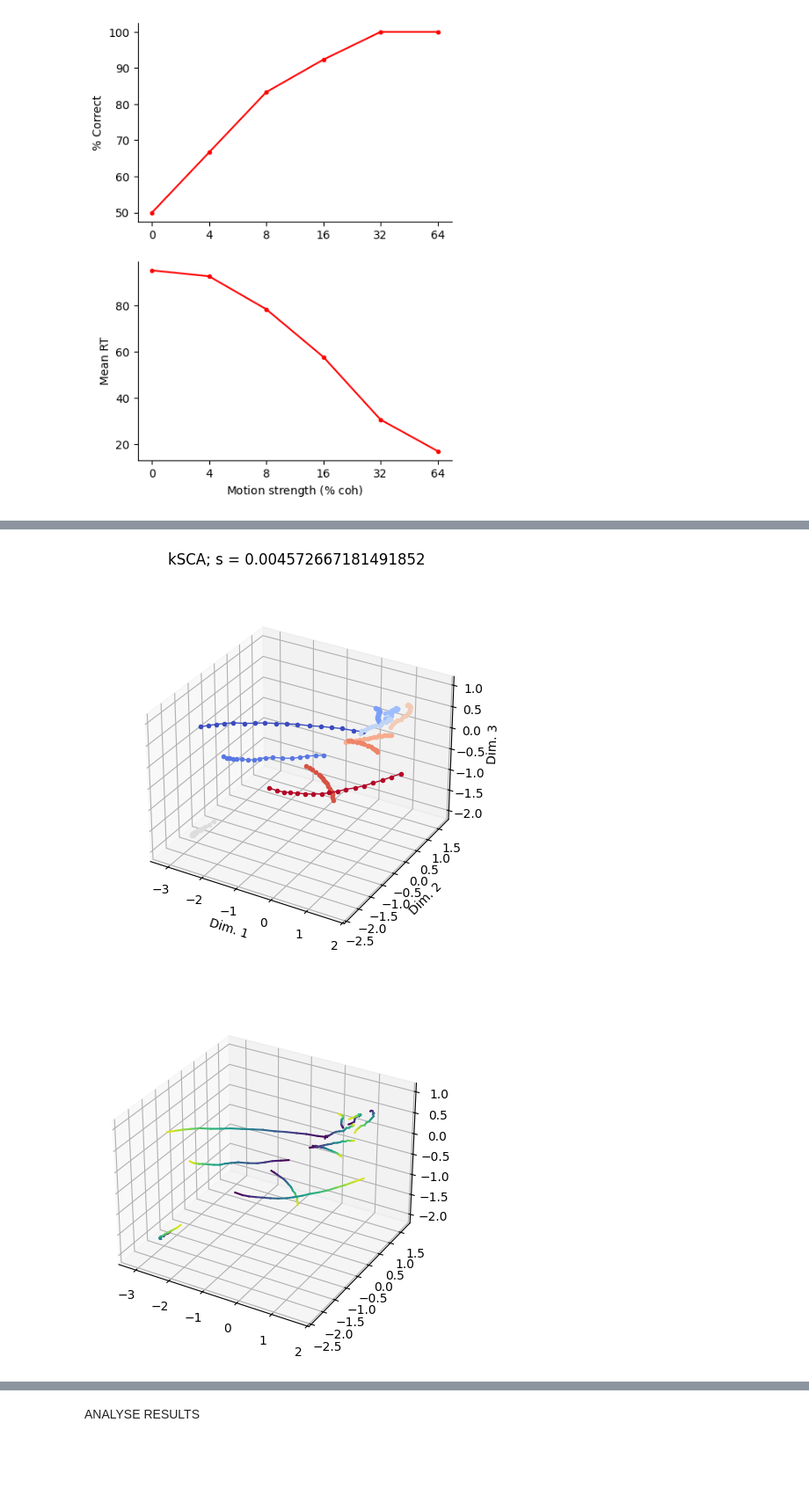
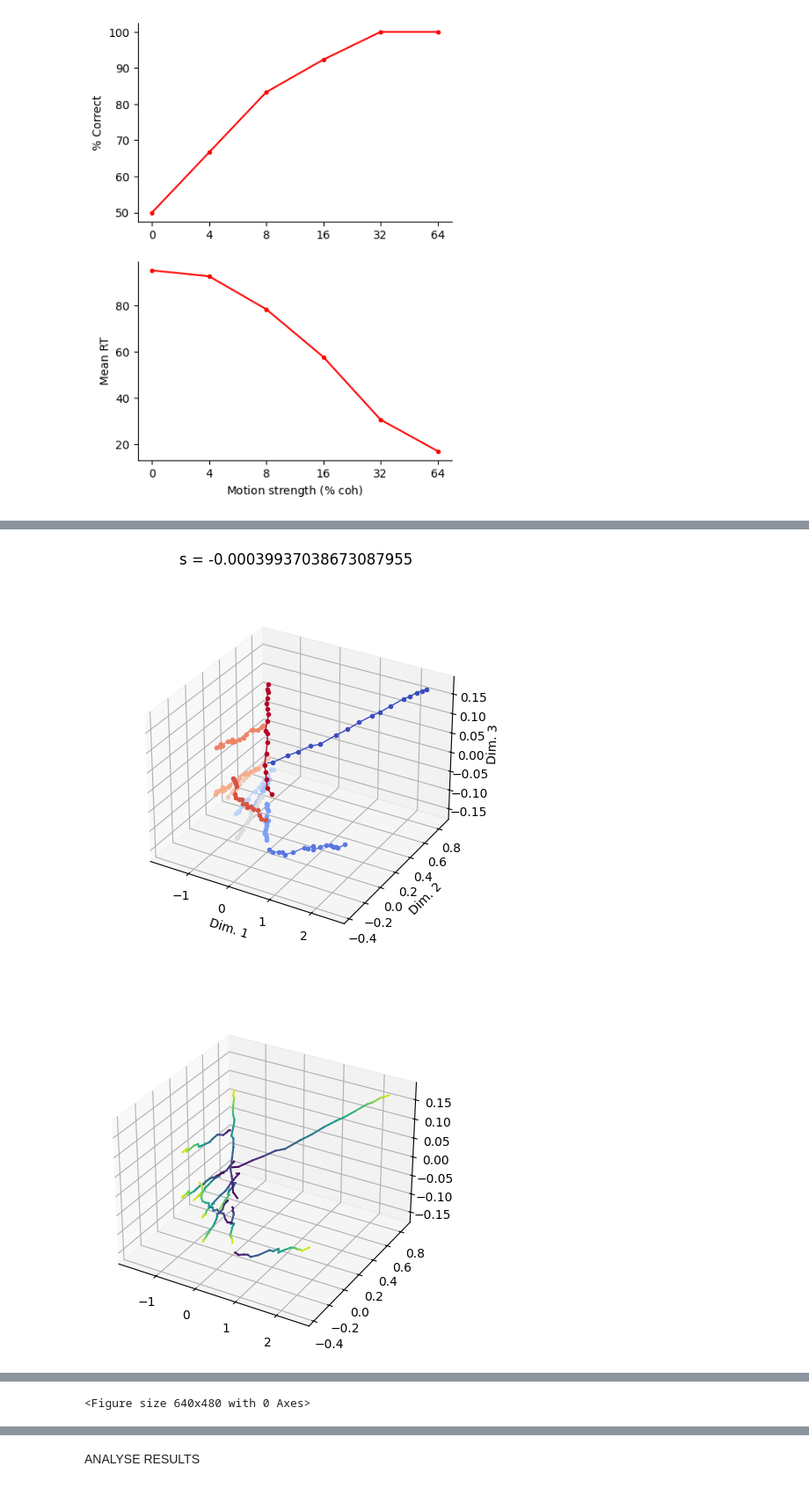
Before and after one commit to ArielleRosinski/SCA_project, a Jupyter notebook: DDM.ipynb, the cells around one changed output, grey strips where cells are left out. Shown at 88% size. Saved outputs shown, nothing was run; the diff lists cells and outputs as text; code cells hidden in the pictures; blank space fills up the shorter version.

```diff
--- a/DDM.ipynb
+++ b/DDM.ipynb
@@ -146,7 +148,7 @@ def relu(x):
     return jnp.maximum(0, x)
 
 
-def add_low_rank_noise(X, key1, key2, proj_dims = 2, sigma = 15, l2=0.1 ):
+def add_low_rank_noise(X, key1, key2, proj_dims = 3, sigma = 1, l2=1e-1 ):
     trials, K, N, T = X.shape
     B = random.normal(key1, (N, proj_dims))
     B, _ = jnp.linalg.qr(B)
@@ -161,17 +163,17 @@ def add_low_rank_noise(X, key1, key2, proj_dims = 2, sigma = 15, l2=0.1 ):
     noise = jnp.einsum('lktd,nd->lknt', epsilon_t, B)
 
     X += noise
-    return X, noise
+    return X, noise, cov_matrix
 
 
 key = random.PRNGKey(0)
 key1, key2, key3 = random.split(key, 3)
 
-neural_traces = relu(project(paths[:,:,:], key1))
+neural_traces = relu(project(paths[:,:,:] , key1))
 
 neural_traces = neural_traces * 5
 
-neural_traces, noise = add_low_rank_noise(neural_traces, key2, key3)        #(trials, K, N, T)
+neural_traces, noise, cov_matrix = add_low_rank_noise(neural_traces, key2, key3)        #(trials, K, N, T)
 
 X = jnp.mean( neural_traces, axis=0 )
 K, N, T = X.shape
@@ -326,13 +301,15 @@ analyse_projs(Y, RTs, ymin=-10, ymax=10)
 # %%
 """ PCA """
 Y_pca, PCs = get_pca(center(X), num_pcs=d)
 
-for i in range(Y_pca.shape[0]):
-    Y_pca = Y_pca[:,:,:int(jnp.mean(RTs, axis=0).squeeze()[i])]
+# for i in range(Y_pca.shape[0]):
+#     Y_pca = Y_pca[:,:,:int(jnp.mean(RTs, axis=0).squeeze()[i])]
 
 plot_3D_K_coded(jnp.array(Y_pca))
 
 plot_3D(Y_pca)
+
+analyse_projs(jnp.array(Y_pca), RTs, ymin=-3, ymax=3)
 # %% [output]
-[figure, old version]
+[figure, new version]
-[figure, old version]
+[figure, new version]
@@ -338,0 +317 @@ plot_3D(Y_pca)
+<Figure size 640x480 with 0 Axes>
```
Also changed, not shown: parts of 14 cells of this notebook, 5 other files.
